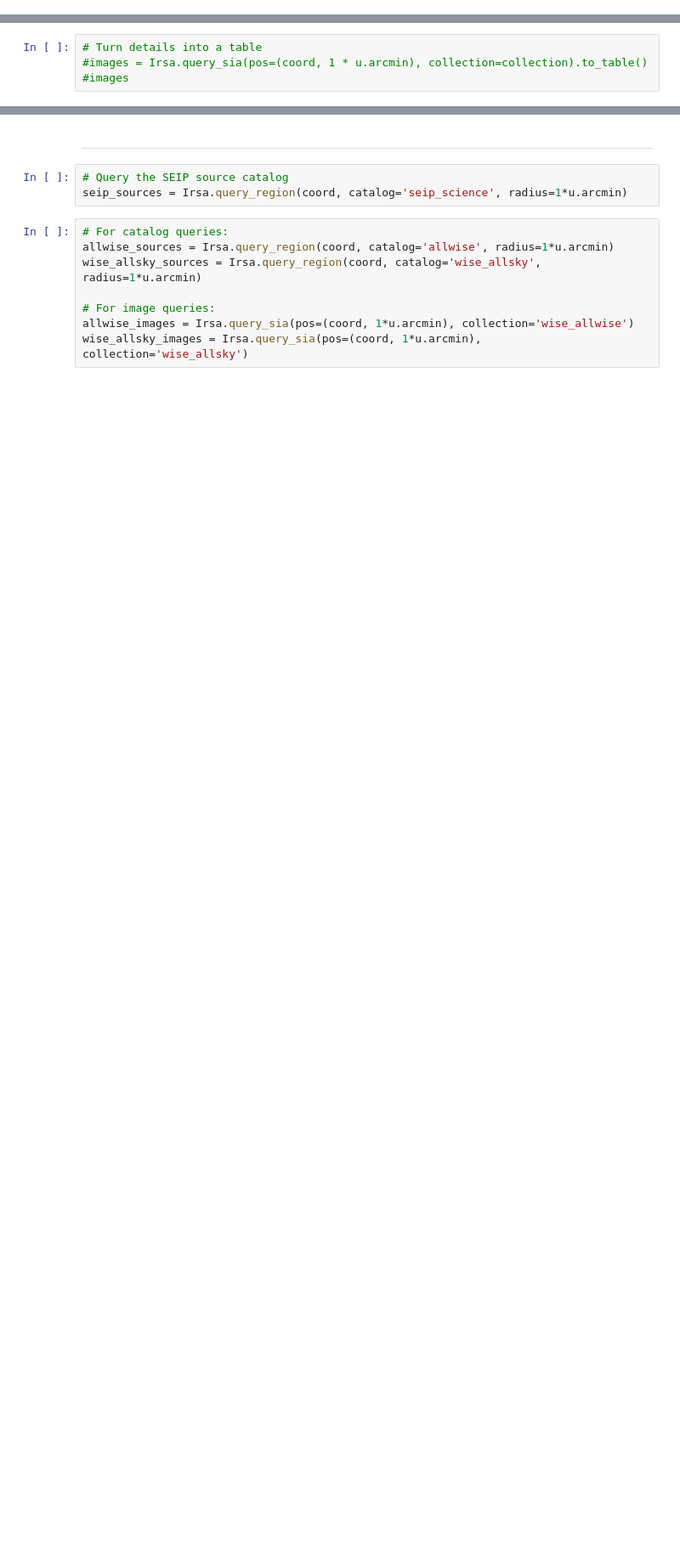
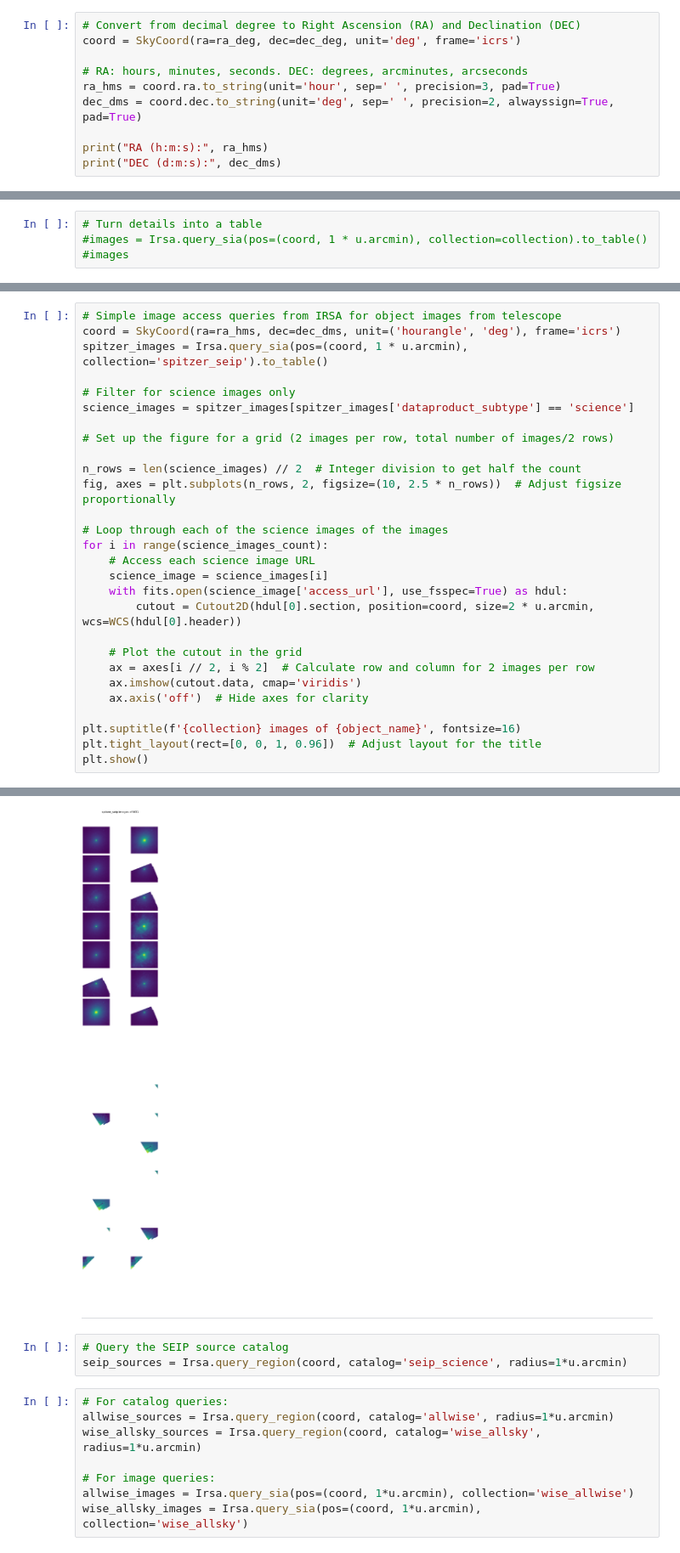
Before and after one commit to deltorobarba/astrophysics, a Jupyter notebook: missions.ipynb, the cells around one changed output, grey strips where cells are left out. Shown at 85% size. Saved outputs shown, nothing was run; the diff lists cells and outputs as text; blank space fills up the shorter version.

```diff
--- a/missions.ipynb
+++ b/missions.ipynb
@@ -41,0 +52,10 @@ DEC (d:m:s): +41 16 07.50
+# %%
+# Convert from decimal degree to Right Ascension (RA) and Declination (DEC)
+coord = SkyCoord(ra=ra_deg, dec=dec_deg, unit='deg', frame='icrs')
+
+# RA: hours, minutes, seconds. DEC: degrees, arcminutes, arcseconds
+ra_hms = coord.ra.to_string(unit='hour', sep=' ', precision=3, pad=True)
+dec_dms = coord.dec.to_string(unit='deg', sep=' ', precision=2, alwayssign=True, pad=True)
+
+print("RA (h:m:s):", ra_hms)
+print("DEC (d:m:s):", dec_dms)
@@ -317,0 +568,29 @@ Number of science images: 18
+# %%
+# Simple image access queries from IRSA for object images from telescope
+coord = SkyCoord(ra=ra_hms, dec=dec_dms, unit=('hourangle', 'deg'), frame='icrs')
+spitzer_images = Irsa.query_sia(pos=(coord, 1 * u.arcmin), collection='spitzer_seip').to_table()
+
+# Filter for science images only
+science_images = spitzer_images[spitzer_images['dataproduct_subtype'] == 'science']
+
+# Set up the figure for a grid (2 images per row, total number of images/2 rows)
+
+n_rows = len(science_images) // 2  # Integer division to get half the count
+fig, axes = plt.subplots(n_rows, 2, figsize=(10, 2.5 * n_rows))  # Adjust figsize proportionally
+
+# Loop through each of the science images of the images
+for i in range(science_images_count):
+    # Access each science image URL
+    science_image = science_images[i]
+    with fits.open(science_image['access_url'], use_fsspec=True) as hdul:
+        cutout = Cutout2D(hdul[0].section, position=coord, size=2 * u.arcmin, wcs=WCS(hdul[0].header))
+
+    # Plot the cutout in the grid
+    ax = axes[i // 2, i % 2]  # Calculate row and column for 2 images per row
+    ax.imshow(cutout.data, cmap='viridis')
+    ax.axis('off')  # Hide axes for clarity
+
+plt.suptitle(f'{collection} images of {object_name}', fontsize=16)
+plt.tight_layout(rect=[0, 0, 1, 0.96])  # Adjust layout for the title
+plt.show()
+# %% [output]
@@ -318,3 +612,4 @@ Number of science images: 18
+[figure, added]
 # %% [markdown]
 
 
```
Also changed, not shown: parts of 35 cells of this notebook.
